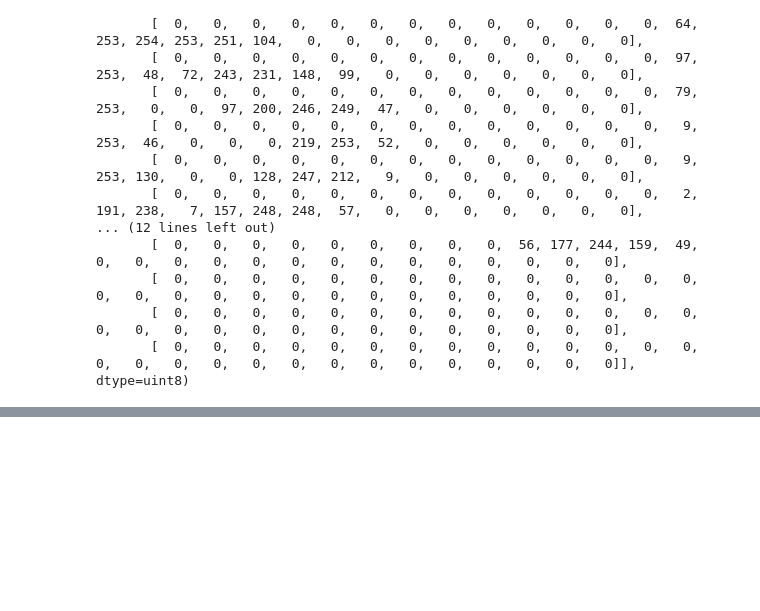
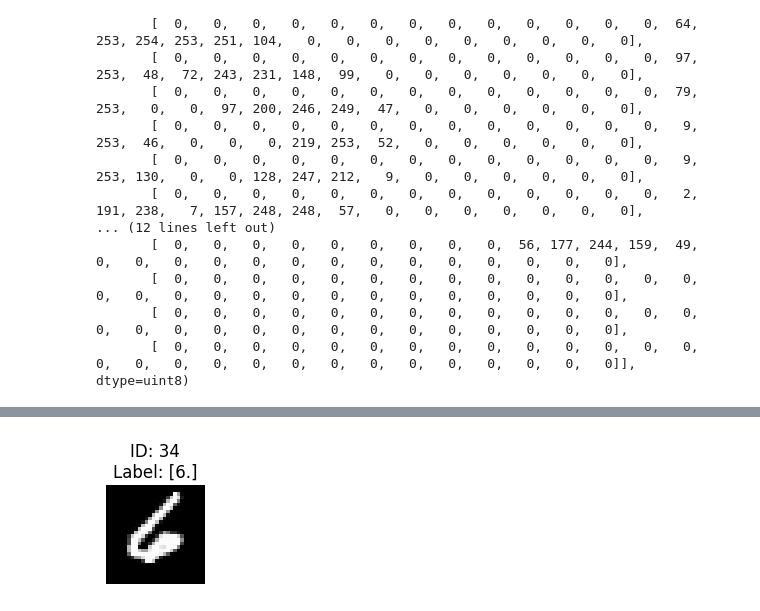
Before and after one commit to DohByDohX/MLStuff, a Jupyter notebook: ANN_Practice/4.MNIST_Classifier.ipynb, the cells around one changed output, grey strips where cells are left out. Saved outputs shown, nothing was run; the diff lists cells and outputs as text; code cells hidden in the pictures; blank space fills up the shorter version.

```diff
--- a/ANN_Practice/4.MNIST_Classifier.ipynb
+++ b/ANN_Practice/4.MNIST_Classifier.ipynb
@@ -105,0 +309,4 @@ show_images(range(8190,8220, 1))
+# %%
+show_images([34])
+# %% [output]
+[figure, added]
```
Also changed, not shown: parts of 20 cells of this notebook.
